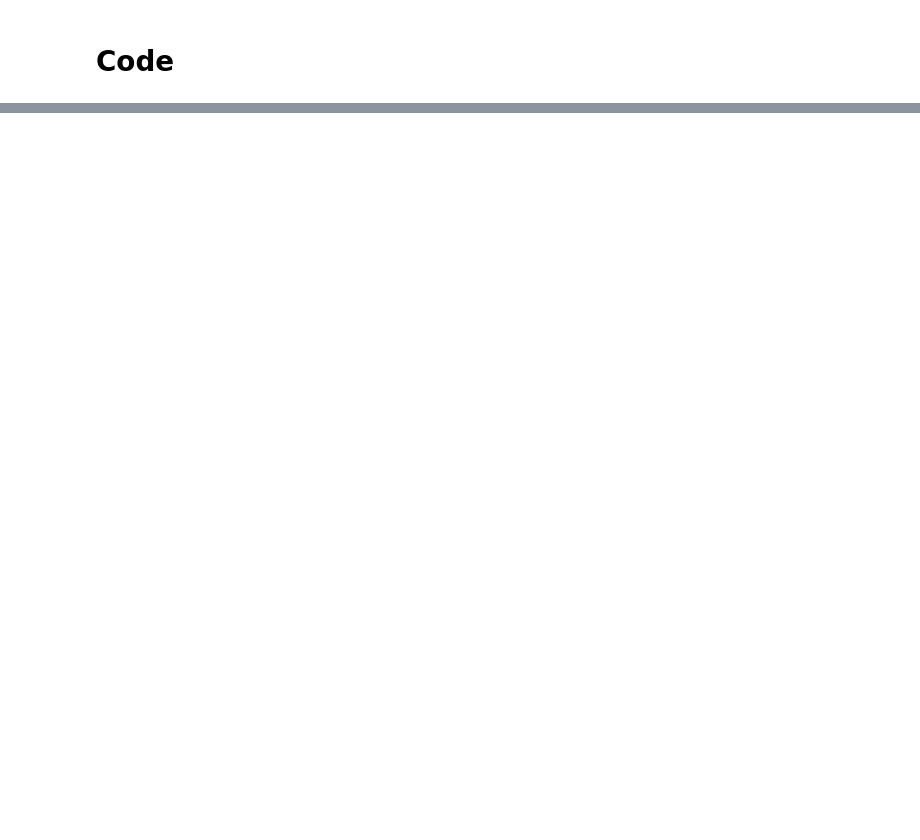
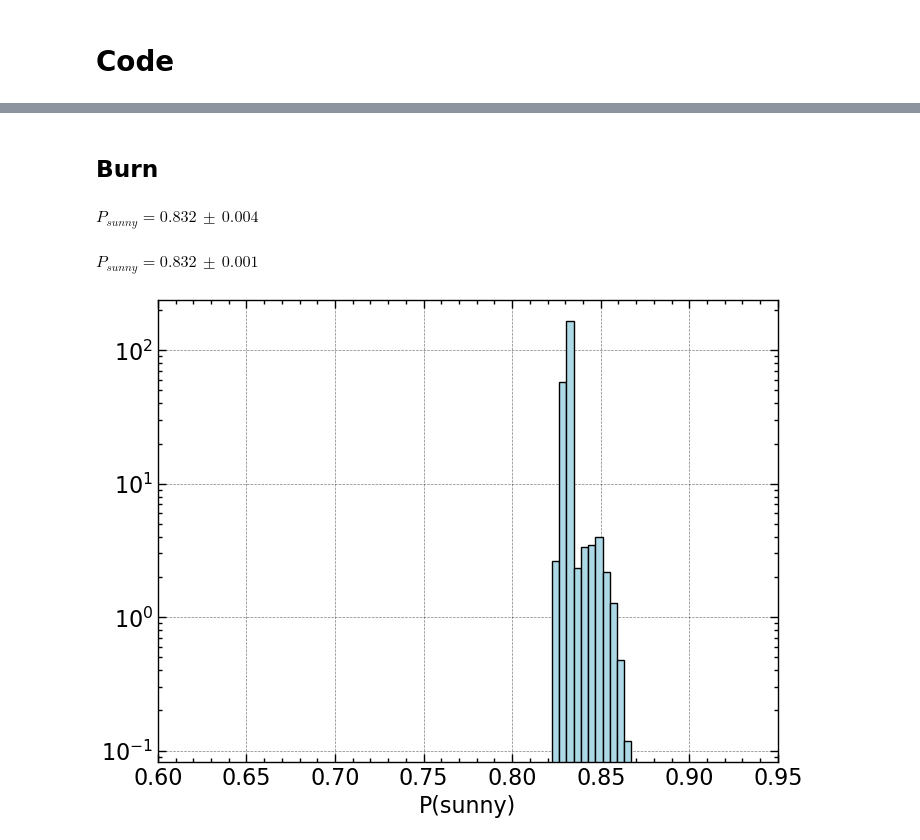
Before and after one commit to M-Bianchi/astrostatistics_bicocca_2024, a Jupyter notebook: working/W08_MC_sunny&cloudy.ipynb, the cells around one changed output, grey strips where cells are left out. Drawn from its saved outputs; the diff is of its cells as text; code cells hidden in the pictures; blank space fills up the shorter version.

```diff
--- a/working/W08_MC_sunny&cloudy.ipynb
+++ b/working/W08_MC_sunny&cloudy.ipynb
@@ -101,0 +119,15 @@ np.sum(posterior)/len(posterior)
+# %% [markdown]
+## Burn
+# %%
+burn = 1000
+display(Latex(f'$P_{{sunny}} = {np.mean(prob_sunny[burn:]):.3f} \, \pm \, {np.std(prob_sunny[burn:], ddof=1):.3f}$'))
+display(Latex(f'$P_{{sunny}} = {np.median(prob_sunny[burn:]):.3f} \, \pm \, {astroML.stats.sigmaG(prob_sunny[burn:]):.3f}$'))
+
+plt.hist(prob_sunny[burn:], bins=np.linspace(0.7, 0.9, 50), density=True, color='lightblue', edgecolor='black', label='Data');
+plt.yscale('log')
+plt.xlim(0.6, 0.95)
+plt.xlabel('P(sunny)');
+# %% [output]
+$P_{sunny} = 0.832 \, \pm \, 0.004$
+$P_{sunny} = 0.832 \, \pm \, 0.001$
+[figure, added]
```
Also changed, not shown: parts of 6 cells of this notebook.
